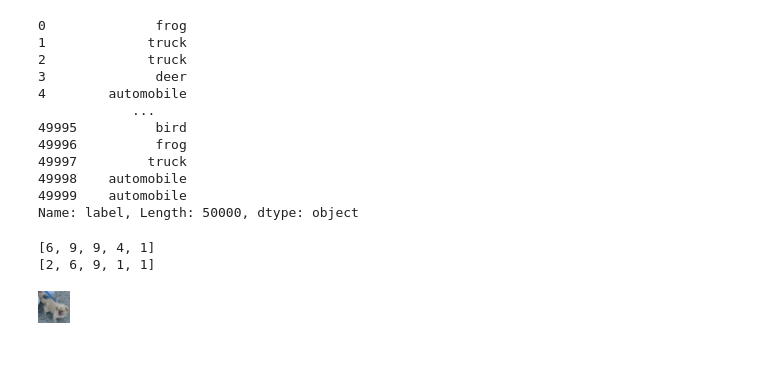
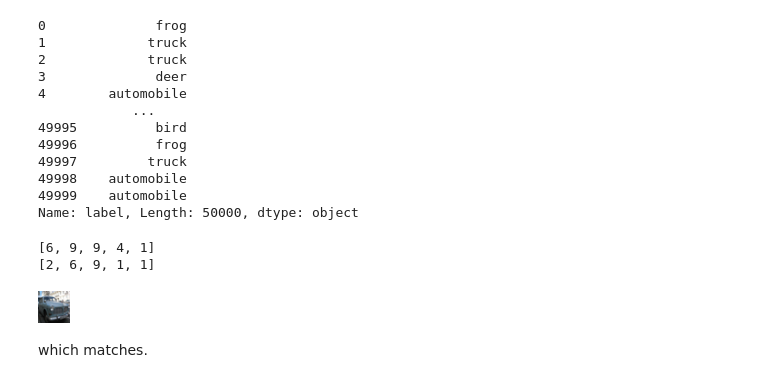
Before and after one commit to Sambhav1207/Deep-Learning-Projects, a Jupyter notebook: CIFAR_10_Object_Recognition_using_ResNet50.ipynb, the cells around one changed output. Drawn from its saved outputs; the diff is of its cells as text; code cells hidden in the pictures; blank space fills up the shorter version.

```diff
--- a/CIFAR_10_Object_Recognition_using_ResNet50.ipynb
+++ b/CIFAR_10_Object_Recognition_using_ResNet50.ipynb
@@ -186,8 +194,10 @@ print(labels[-5:])
 # %%
 #Displaying Sample Image
 import cv2
 from google.colab.patches import cv2_imshow
-img = cv2.imread('train/22743.png')
+img = cv2.imread('train/45686.png')
 cv2_imshow(img)
 # %% [output]
-[figure, old version]
+[figure, new version]
+# %% [markdown]
+which matches.
```
Also changed, not shown: parts of 40 cells of this notebook.
